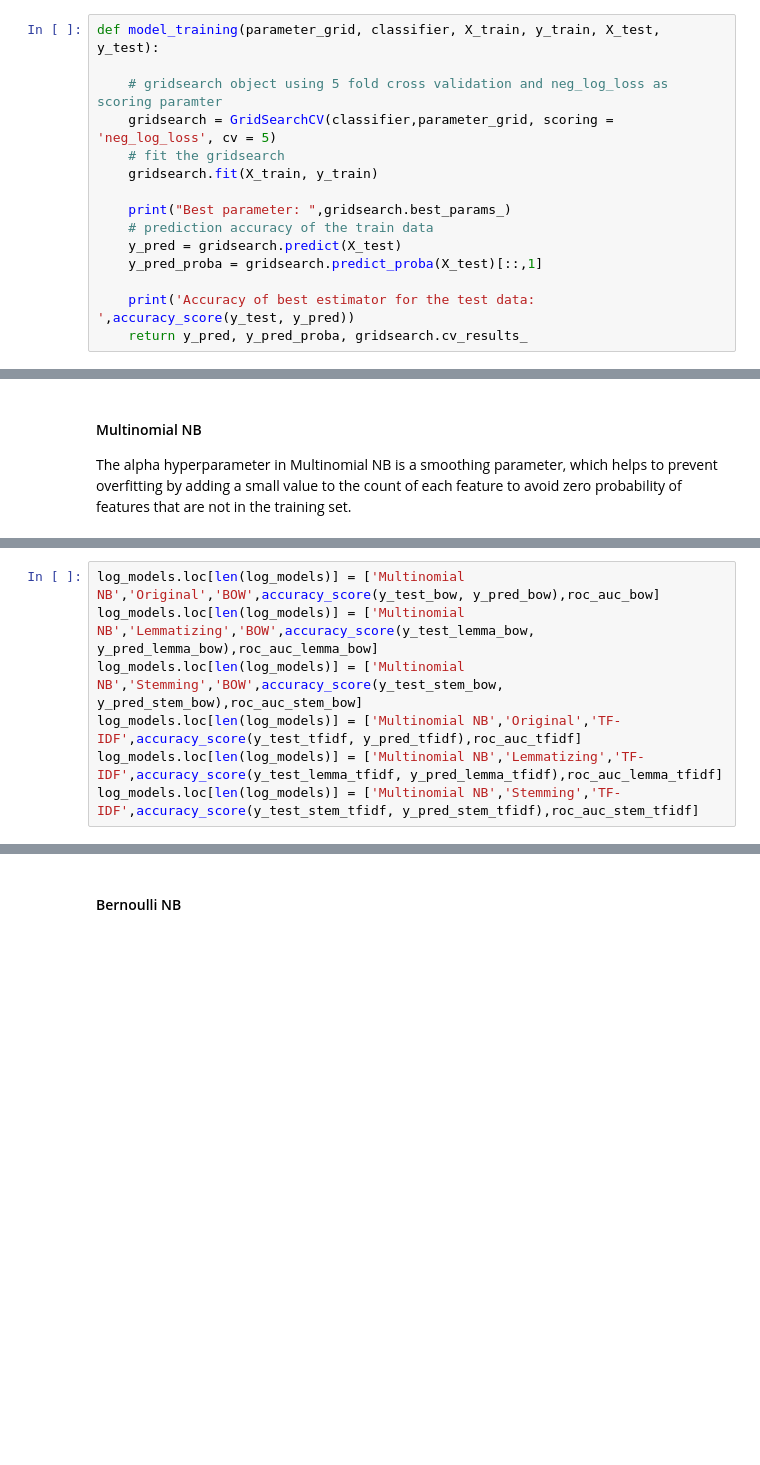
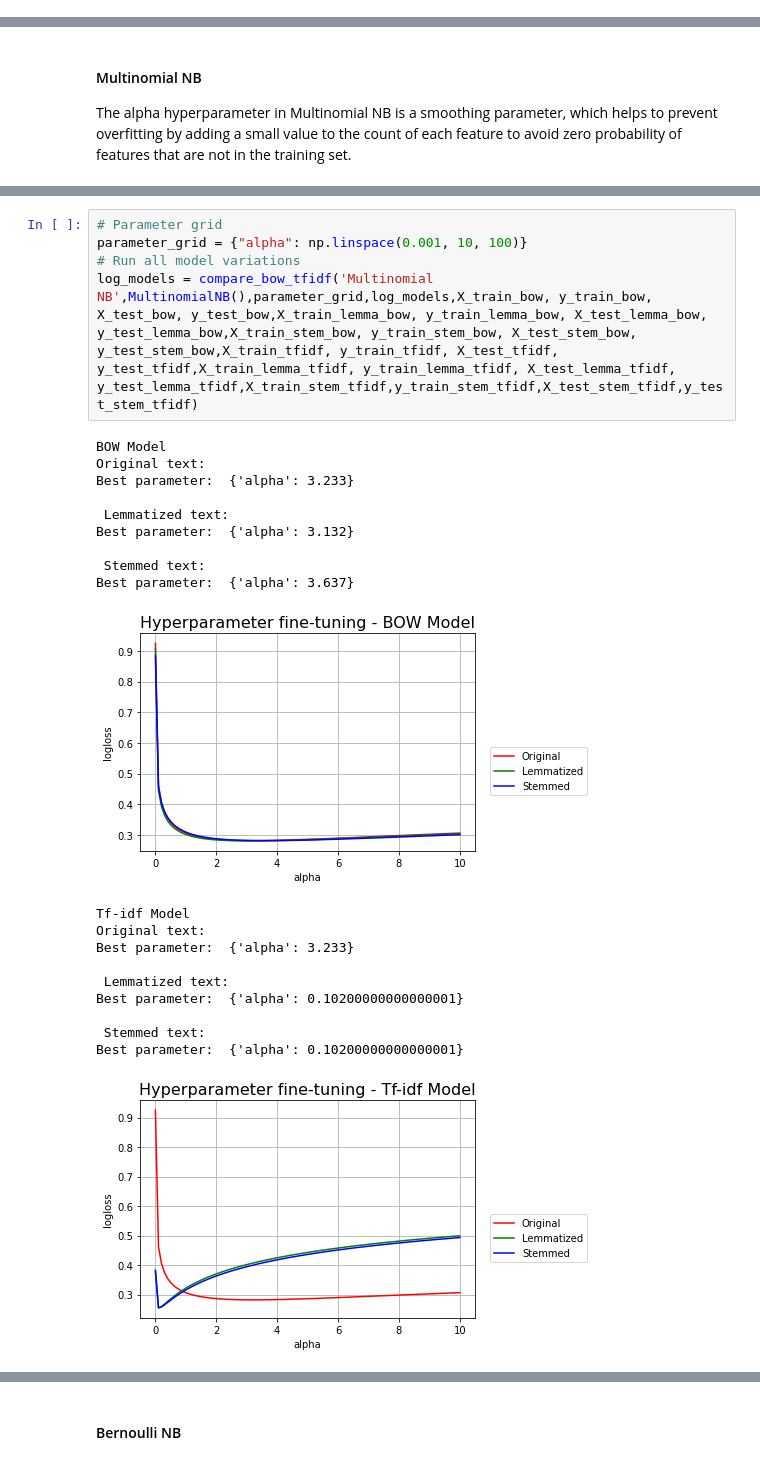
Before and after one commit to isrkan/DataSciencePractice, a Jupyter notebook: Review sentiment analysis.ipynb, the cells around one changed output, grey strips where cells are left out. Saved outputs shown, nothing was run; the diff lists cells and outputs as text; blank space fills up the shorter version.

Commit message:
Adding functions to automate the model training

```diff
--- a/Review sentiment analysis.ipynb
+++ b/Review sentiment analysis.ipynb
@@ -399,15 +396,0 @@ We will create a general function to train various machine learning models by se
-# %%
-def model_training(parameter_grid, classifier, X_train, y_train, X_test, y_test):
-
-    # gridsearch object using 5 fold cross validation and neg_log_loss as scoring paramter
-    gridsearch = GridSearchCV(classifier,parameter_grid, scoring = 'neg_log_loss', cv = 5)
-    # fit the gridsearch
-    gridsearch.fit(X_train, y_train)
-
-    print("Best parameter: ",gridsearch.best_params_)
-    # prediction accuracy of the train data
-    y_pred = gridsearch.predict(X_test)
-    y_pred_proba = gridsearch.predict_proba(X_test)[::,1]
-
-    print('Accuracy of best estimator for the test data: ',accuracy_score(y_test, y_pred))
-    return y_pred, y_pred_proba, gridsearch.cv_results_
@@ -522,7 +484,26 @@ plt.show()
-# %%
-log_models.loc[len(log_models)] = ['Multinomial NB','Original','BOW',accuracy_score(y_test_bow, y_pred_bow),roc_auc_bow]
-log_models.loc[len(log_models)] = ['Multinomial NB','Lemmatizing','BOW',accuracy_score(y_test_lemma_bow, y_pred_lemma_bow),roc_auc_lemma_bow]
-log_models.loc[len(log_models)] = ['Multinomial NB','Stemming','BOW',accuracy_score(y_test_stem_bow, y_pred_stem_bow),roc_auc_stem_bow]
-log_models.loc[len(log_models)] = ['Multinomial NB','Original','TF-IDF',accuracy_score(y_test_tfidf, y_pred_tfidf),roc_auc_tfidf]
-log_models.loc[len(log_models)] = ['Multinomial NB','Lemmatizing','TF-IDF',accuracy_score(y_test_lemma_tfidf, y_pred_lemma_tfidf),roc_auc_lemma_tfidf]
-log_models.loc[len(log_models)] = ['Multinomial NB','Stemming','TF-IDF',accuracy_score(y_test_stem_tfidf, y_pred_stem_tfidf),roc_auc_stem_tfidf]
+# %%
+# Parameter grid
+parameter_grid = {"alpha": np.linspace(0.001, 10, 100)}
+# Run all model variations
+log_models = compare_bow_tfidf('Multinomial NB',MultinomialNB(),parameter_grid,log_models,X_train_bow, y_train_bow, X_test_bow, y_test_bow,X_train_lemma_bow, y_train_lemma_bow, X_test_lemma_bow, y_test_lemma_bow,X_train_stem_bow, y_train_stem_bow, X_test_stem_bow, y_test_stem_bow,X_train_tfidf, y_train_tfidf, X_test_tfidf, y_test_tfidf,X_train_lemma_tfidf, y_train_lemma_tfidf, X_test_lemma_tfidf, y_test_lemma_tfidf,X_train_stem_tfidf,y_train_stem_tfidf,X_test_stem_tfidf,y_test_stem_tfidf)
+# %% [output]
+BOW Model
+Original text:
+Best parameter:  {'alpha': 3.233}
+
+ Lemmatized text:
+Best parameter:  {'alpha': 3.132}
+
+ Stemmed text:
+Best parameter:  {'alpha': 3.637}
+[figure, added]
+Tf-idf Model
+Original text:
+Best parameter:  {'alpha': 3.233}
+
+ Lemmatized text:
+Best parameter:  {'alpha': 0.10200000000000001}
+
+ Stemmed text:
+Best parameter:  {'alpha': 0.10200000000000001}
+[figure, added]
```
Also changed, not shown: parts of 53 cells of this notebook.
